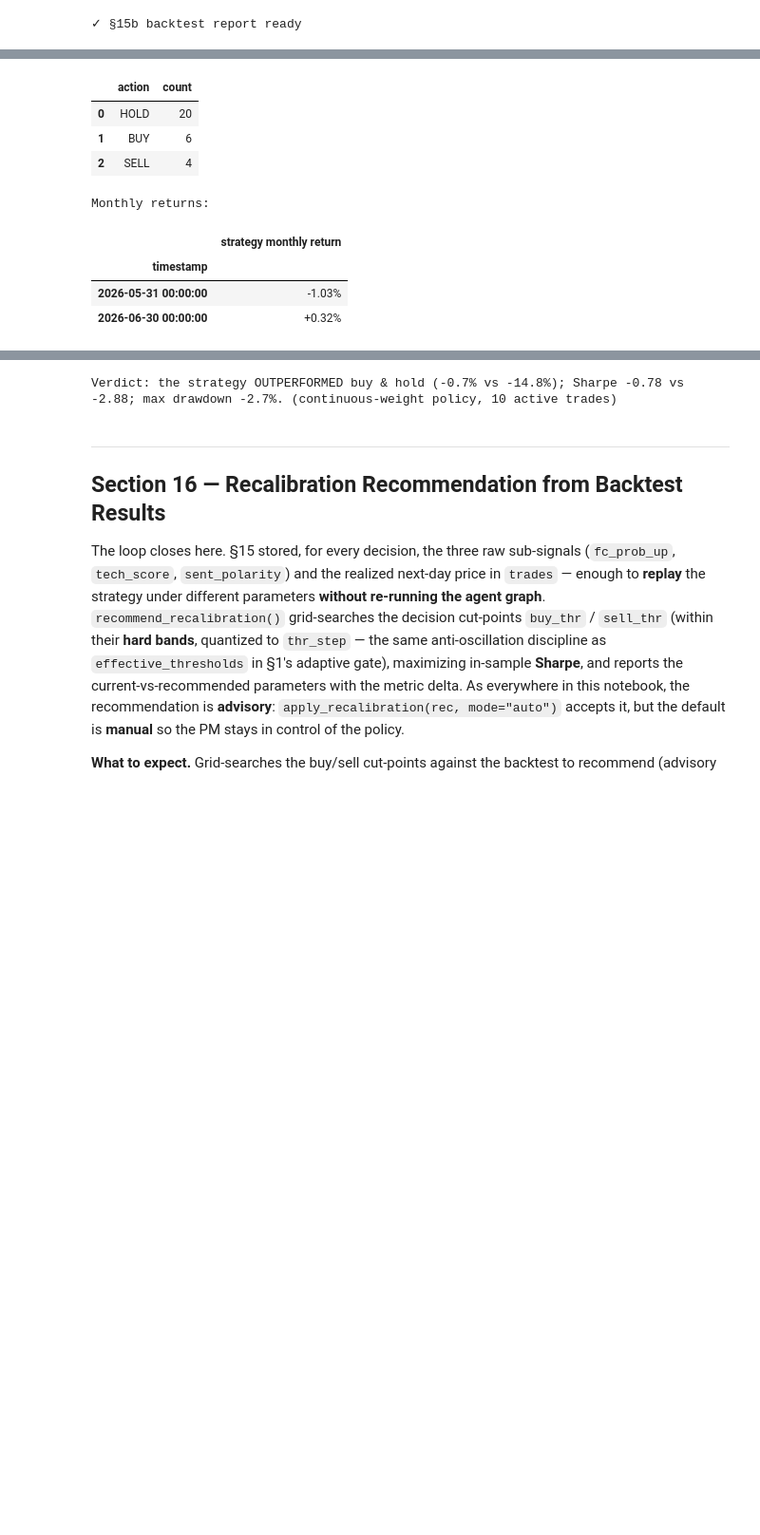
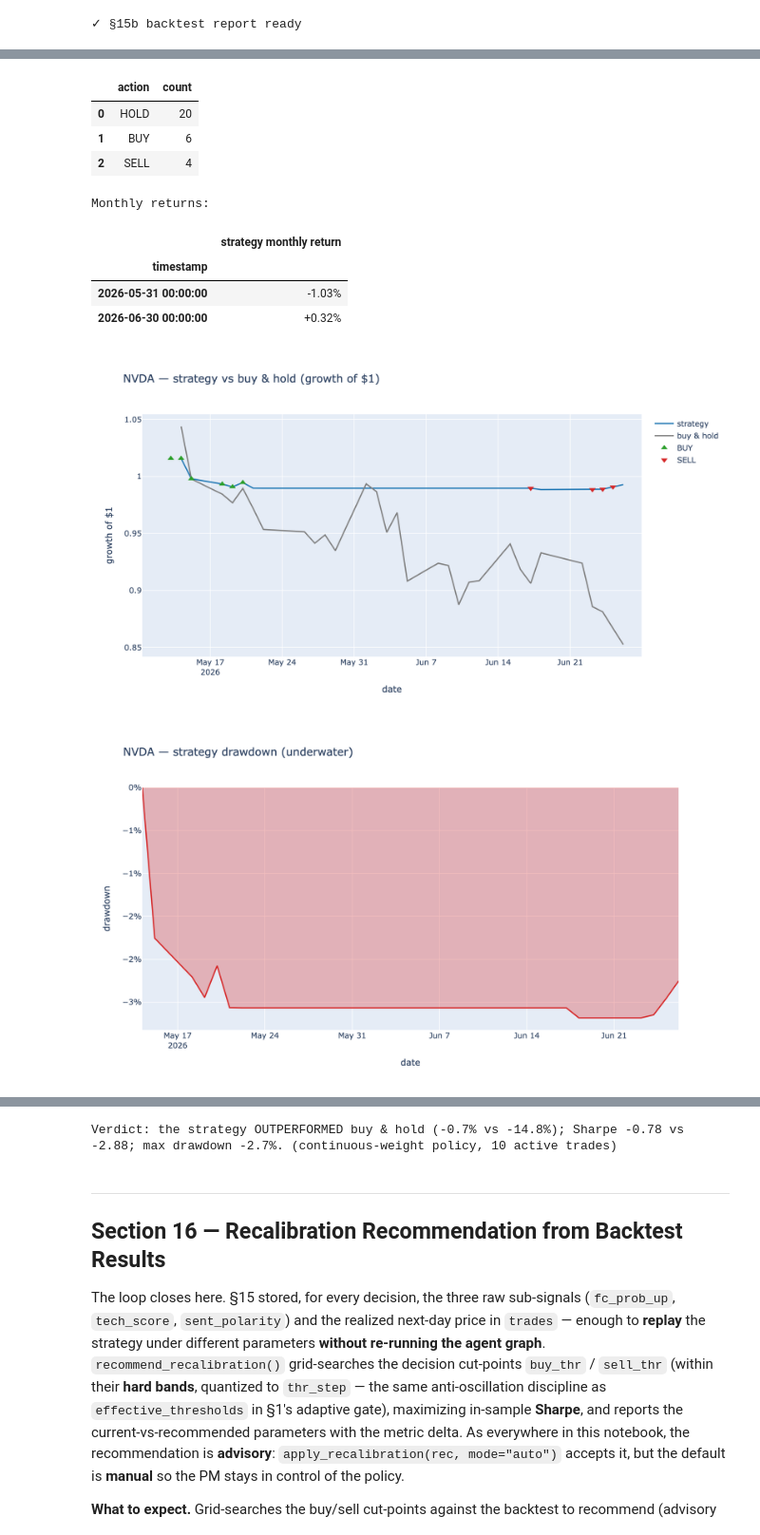
Before and after one commit to OmarBairan/the-forecaster, a Jupyter notebook: the_forecaster.ipynb, the cells around one changed output, grey strips where cells are left out. Shown at 95% size. Drawn from its saved outputs; the diff is of its cells as text; code cells hidden in the pictures; blank space fills up the shorter version.

```diff
--- a/the_forecaster.ipynb
+++ b/the_forecaster.ipynb
@@ -950,22 +826,15 @@ CREATE TABLE IF NOT EXISTS backtest_runs (             -- §15: one row per walk
 );
 """
 
-
-
-
-
 _SCHEMA_DONE = False
 def get_fdb():
-    """Open the forecaster memory DB (V3: schema applied once per process, not on every call)."""
+    """Open the forecaster memory DB (schema applied once per process, not on every call)."""
     global _SCHEMA_DONE
     conn = sqlite3.connect(CFG["FORECASTER_DB"], timeout=30)
     conn.row_factory = sqlite3.Row
     if not _SCHEMA_DONE:
         conn.executescript(MEMORY_SCHEMA); conn.commit(); _SCHEMA_DONE = True
     return conn
-
-
-
 
 def memory_write(table, row: dict):
     """INSERT OR REPLACE one row; values pass through json/str coercion where needed."""
@@ -2757,7 +2599,7 @@ critic_agent = RoleAgent(
 gate_agent = RoleAgent(
     name="Risk/Compliance Gate", model=CFG["GATE_MODEL"], temperature=0.0,
     num_predict=240,
-    role="the merged risk and compliance officer.",
+    role="the combined risk and compliance officer.",
     goal="explain pass/veto/escalate decisions against the versioned rule registry, briefly.",
     backstory="a compliance officer at a fiduciary; rules outrank narratives, always.")
 
@@ -6095,7 +5906,7 @@ Paper-order plan (gate LIVE_PAPER_ORDERS = False → nothing submitted):
 }
 # %%
 # ═══════════════════════════════════════════════════════════════════════════════
-# MERGED · Five-metric evaluation scorecard over BOTH sources:
+# Five-metric evaluation scorecard over BOTH sources:
 #   (a) CACHED prior-run forecasts + realized outcomes in forecaster.db (fast, real history)
 #   (b) a small FRESH live sample of real, SEQUENTIAL agent cycles (graph_forecast_asof),
 #       scoring the multi-horizon distributions against realized forward returns.
@@ -6129,7 +5940,7 @@ def eval_cached():
             "r.realized_ret,r.z_score,r.pit,r.abs_z "
             "FROM realized_outcomes r JOIN forecasts f USING(forecast_id) "
             "WHERE f.mu IS NOT NULL AND r.realized_ret IS NOT NULL "
-            "AND f.lens NOT LIKE '%projected%'", conn)             # V3: real (non-projected) forecasts only
+            "AND f.lens NOT LIKE '%projected%'", conn)             # Real (non-projected) forecasts only
         conn.close()
     except Exception as e:
         return {"n": 0, "error": str(e)[:160]}
@@ -6139,7 +5950,7 @@ def eval_cached():
     crps = float(np.mean([crps_normal(m, s, x) for m, s, x in zip(df["mu"], df["sigma"], df["realized_ret"])]))
     nz = [(np.sign(m) == np.sign(x)) for m, x in zip(df["mu"], df["realized_ret"]) if m != 0]
     hit = float(np.mean(nz)) if nz else float("nan")
-    _pin = []                                                   # V3: pinball over the stored quantiles
+    _pin = []                                                   # Pinball over the stored quantiles
     for _, r in df.iterrows():
         qd = {"0.05": r["p05"], "0.25": r["p25"], "0.5": r["p50"], "0.75": r["p75"], "0.95": r["p95"]}
         if all(v is not None for v in qd.values()):
@@ -6181,7 +5992,7 @@ async def eval_fresh(symbols=None, asofs=None):
                 if rr is None or lbl not in fobj.horizons:
                     continue
                 d = fobj.horizons[lbl]; z = (rr - d.mean) / max(d.vol, 1e-6); pit = float(norm.cdf(z))
-                if getattr(d, "projected", False):           # V3: projected 1d/1m → informational only
+                if getattr(d, "projected", False):           # Projected 1d/1m → informational only
                     proj_cov.append(0.05 <= pit <= 0.95); continue
                 pits.append(pit); crpss.append(crps_normal(d.mean, d.vol, rr)); pins.append(pinball_loss(d.quantiles, rr))
                 if d.mean != 0:
@@ -6204,7 +6015,7 @@ async def run_evaluation():
     """Build the canonical SCORECARD: operational/safety/groundedness from the FRESH sample;
     calibration/skill reported from BOTH the fresh sample and the cached history."""
     cached = eval_cached()
-    fresh = await eval_fresh()
+    fresh = await eval_fresh(symbols=[CFG["FOCUS_SYMBOL"]], asofs=["2025-05-19"])  # lighter: 1 fresh cycle
     sc = {}
     for k in ("Groundedness", "Safety · gate-clear rate", "Safety · restricted leakage",
               "Op · escalation rate", "Op · fallback rate", "Op · mean latency (s)"):
@@ -6229,7 +6040,7 @@ print(f"  [profile] {SCORECARD['_profile']}")
 print("  [note] gate horizon = real ToT (headline metrics); 1d/1m projected (informational). "
       "Generator temperature>0 ⇒ LLM narrative varies run-to-run; scoring/gating/quantiles are deterministic.")
 
-# ── all graphs from both notebooks: scorecard bar, PIT calibration histogram, multi-horizon fan ──
+# ── Diagram gallery: scorecard bar, PIT calibration histogram, multi-horizon fan ──
 # Plotly is the PRIMARY renderer (render(fig, name) → figures/<name>.png via kaleido);
 # the original matplotlib code is kept verbatim as an offline fallback, then table/text.
 def plot_scorecard(sc):
@@ -6525,8 +6336,8 @@ print("✓ §15b backtest report ready")
 # Demo cadence: cap the number of EXPENSIVE full-graph cycles so the committed run finishes
 # quickly. `REBALANCE_EVERY=1` (CFG default) runs the full agent graph every trading day — the
 # full-fidelity overnight setting. Here we target ~4 cycles across the window.
-_demo_days = CFG["TRADING"]["BT_DEMO_DAYS"]
-_reb = max(1, _demo_days // 4)
+_demo_days = 10            # lighter default-spec demo window (raise CFG["TRADING"]["BT_DEMO_DAYS"] for a fuller run)
+_reb = 5                   # ~2 full-graph cycles (was ~4); lower this for more cycles
 bt_res = await run_backtest(CFG["TRADING"]["TRADE_SYMBOL"], demo_days=_demo_days,
                             rebalance_every=_reb, sentiment_every=CFG["TRADING"]["SENTIMENT_EVERY"])
 backtest_report(bt_res)
@@ -6538,30 +6349,32 @@ backtest NVDA: 30 decision days | full-graph every 7, sentiment every 5 | data s
   [1/30] 2026-05-13 BUY  w=+0.36
   [7/30] 2026-05-21 HOLD w=+0.00
 — ToT search for NVDA (5d): K=3 W=2 D=2 τ=0.45 —
   depth 1: expanded 3, alive 2 → beam [d1.b1 0.88, d1.b3 0.80]
   depth 2: expanded 6, alive 6 → beam [d2.b1 0.87, d2.b2 0.87]
   early stop at depth 2: top d2.b1 ≥ τ and stable
   [13/30] 2026-06-01 HOLD w=+0.00
 — ToT search for NVDA (5d): K=3 W=2 D=2 τ=0.45 —
 ... (11 lines left out)
   depth 2: expanded 6, alive 6 → beam [d2.b2 0.90, d2.b1 0.87]
   early stop at depth 2: top d2.b2 ≥ τ and stable
 ✓ backtest done | return -0.7% vs B&H -14.8% | Sharpe -0.78
 ═══ Backtest report — NVDA (alpaca data) | run bt_12171fca ═══
 |  | metric | strategy | buy & hold |
 | 0 | total return | -0.7% | -14.8% |
 | 1 | CAGR | -5.8% | — |
 | 2 | Sharpe | -0.78 | -2.88 |
 | 3 | max drawdown | -2.7% | — |
 | 4 | hit rate | 42% | — |
 | 5 | # trades | 10 | — |
 | 6 | turnover | 1.0 | — |
 |  | action | count |
 | 0 | HOLD | 20 |
 | 1 | BUY | 6 |
 | 2 | SELL | 4 |
 Monthly returns:
 |  | strategy monthly return |
 | timestamp |  |
 | 2026-05-31 00:00:00 | -1.03% |
 | 2026-06-30 00:00:00 | +0.32% |
+[figure, added]
+[figure, added]
```
Also changed, not shown: parts of 35 cells of this notebook, 1 other file.
